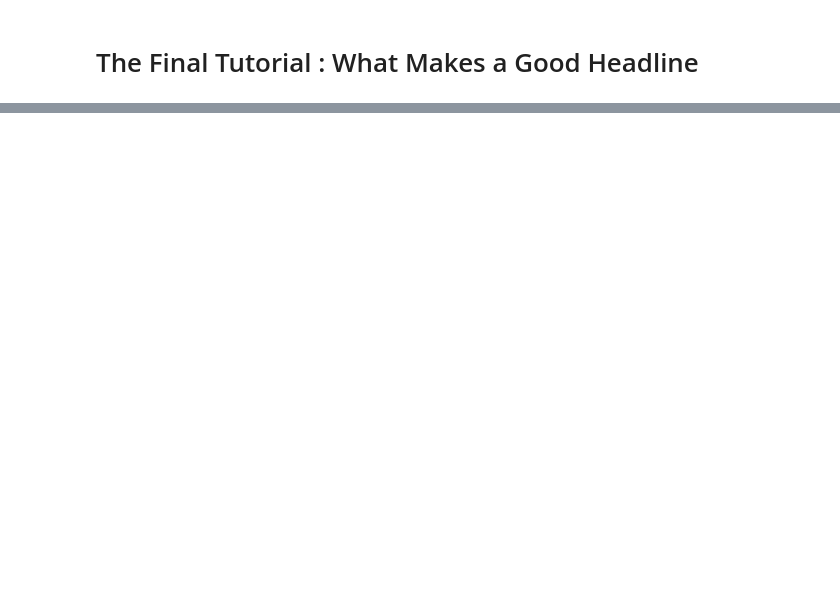
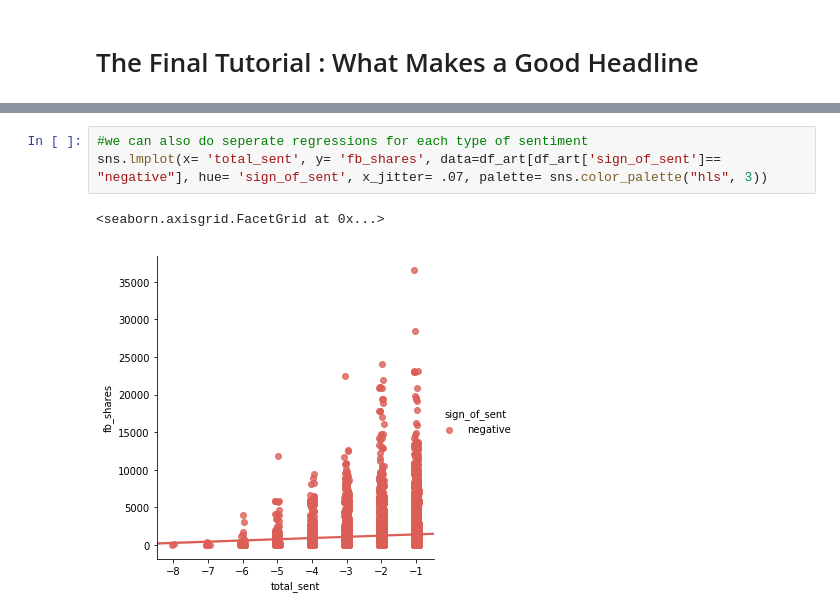
Before and after one commit to AlexEJerome/CMSC320-Tutorial, a Jupyter notebook: Final Tutorial.ipynb, the cells around one changed output, grey strips where cells are left out. Drawn from its saved outputs; the diff is of its cells as text; blank space fills up the shorter version.

```diff
--- a/Final Tutorial.ipynb
+++ b/Final Tutorial.ipynb
@@ -57,0 +285,6 @@ Length: 100, dtype: object
+# %%
+#we can also do seperate regressions for each type of sentiment
+sns.lmplot(x= 'total_sent', y= 'fb_shares', data=df_art[df_art['sign_of_sent']== "negative"], hue= 'sign_of_sent', x_jitter= .07, palette= sns.color_palette("hls", 3))
+# %% [output]
+<seaborn.axisgrid.FacetGrid at 0x...>
+[figure, added]
```
Also changed, not shown: parts of 24 cells of this notebook.
